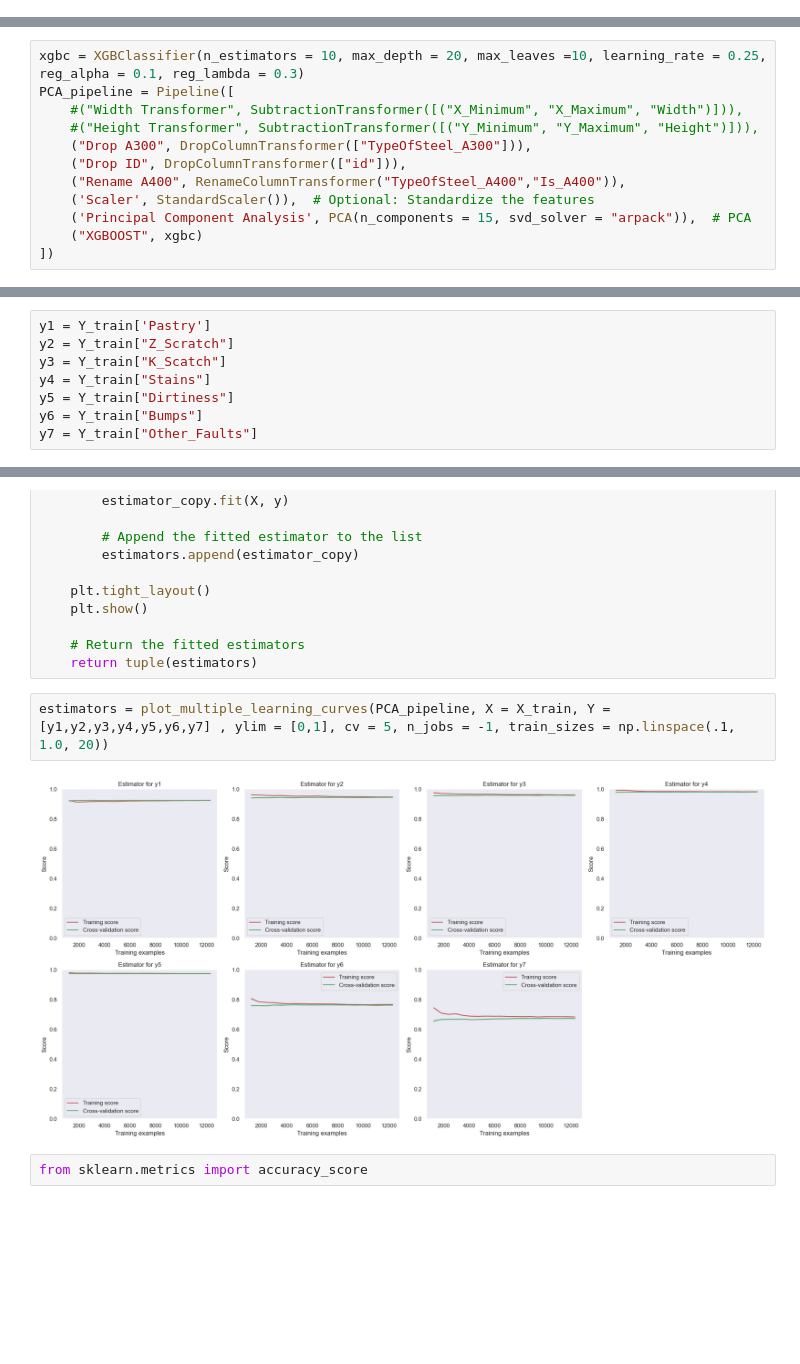
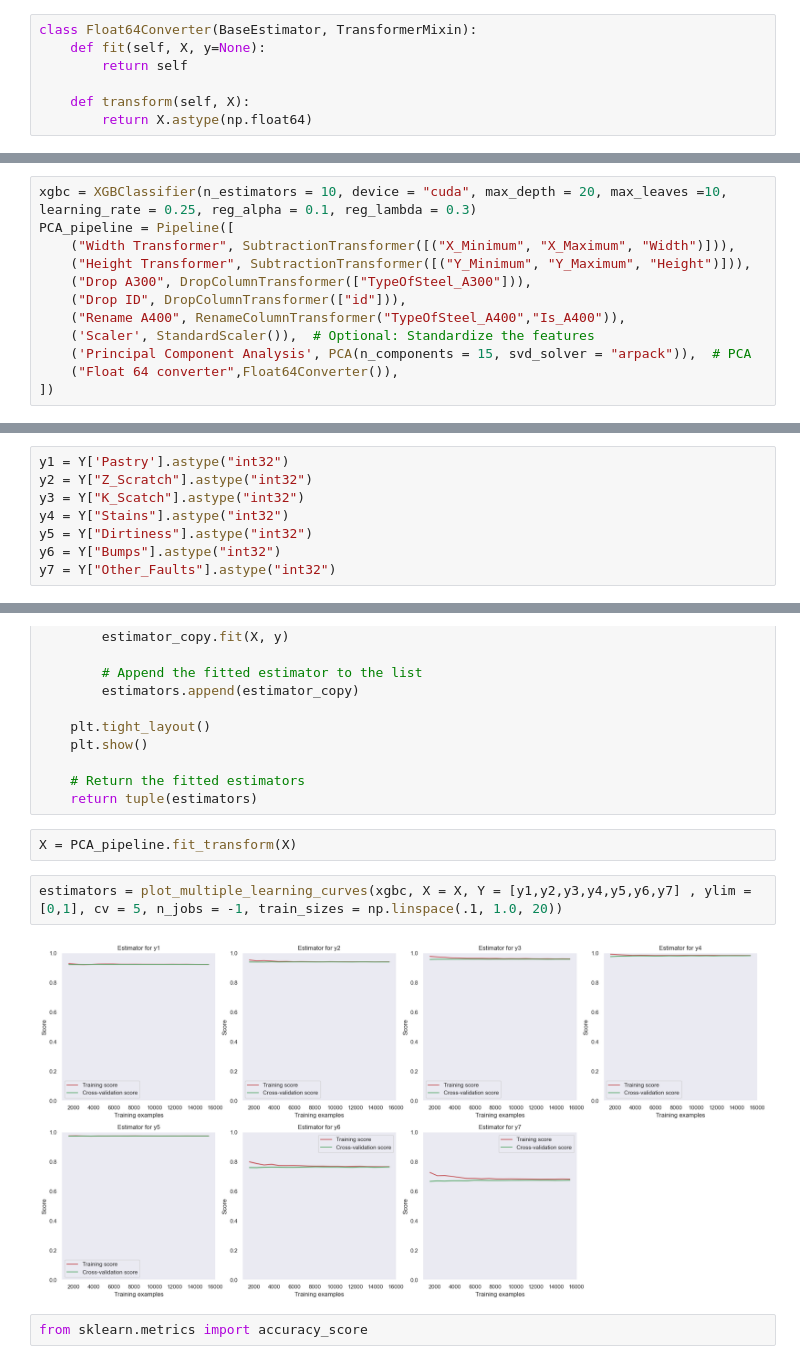
Before and after one commit to 1942Spectre/Kaggle_Steel_Plate_Defect_Prediction, a Jupyter notebook: Steel Plate Defect.ipynb, the cells around one changed output, grey strips where cells are left out. Drawn from its saved outputs; the diff is of its cells as text; blank space fills up the shorter version.

```diff
--- a/Steel Plate Defect.ipynb
+++ b/Steel Plate Defect.ipynb
@@ -323,3 +325,10 @@ plt.show()
+# %%
+class Float64Converter(BaseEstimator, TransformerMixin):
+    def fit(self, X, y=None):
+        return self
+
+    def transform(self, X):
+        return X.astype(np.float64)
 # %% [markdown]
 # Final Pipelines
 # %% [markdown]
@@ -363,16 +372,16 @@ def plot_learning_curve(estimator, title, X, y, ylim=None, cv=None, n_jobs=None,
     plt.show()
     return estimator
 # %%
-xgbc = XGBClassifier(n_estimators = 10, max_depth = 20, max_leaves =10, learning_rate = 0.25, reg_alpha = 0.1, reg_lambda = 0.3)
+xgbc = XGBClassifier(n_estimators = 10, device = "cuda", max_depth = 20, max_leaves =10, learning_rate = 0.25, reg_alpha = 0.1, reg_lambda = 0.3)
 PCA_pipeline = Pipeline([
-    #("Width Transformer", SubtractionTransformer([("X_Minimum", "X_Maximum", "Width")])),
-    #("Height Transformer", SubtractionTransformer([("Y_Minimum", "Y_Maximum", "Height")])),
+    ("Width Transformer", SubtractionTransformer([("X_Minimum", "X_Maximum", "Width")])),
+    ("Height Transformer", SubtractionTransformer([("Y_Minimum", "Y_Maximum", "Height")])),
     ("Drop A300", DropColumnTransformer(["TypeOfSteel_A300"])),
     ("Drop ID", DropColumnTransformer(["id"])),
     ("Rename A400", RenameColumnTransformer("TypeOfSteel_A400","Is_A400")),
     ('Scaler', StandardScaler()),  # Optional: Standardize the features
     ('Principal Component Analysis', PCA(n_components = 15, svd_solver = "arpack")),  # PCA
-    ("XGBOOST", xgbc)
+    ("Float 64 converter",Float64Converter()),
 ])
 # %%
 PCA_pipeline
@@ -438,8 +431,8 @@ Y_train
 # %%
-y1 = Y_train['Pastry']
-y2 = Y_train["Z_Scratch"]
-y3 = Y_train["K_Scatch"]
-y4 = Y_train["Stains"]
-y5 = Y_train["Dirtiness"]
-y6 = Y_train["Bumps"]
-y7 = Y_train["Other_Faults"]
+y1 = Y['Pastry'].astype("int32")
+y2 = Y["Z_Scratch"].astype("int32")
+y3 = Y["K_Scatch"].astype("int32")
+y4 = Y["Stains"].astype("int32")
+y5 = Y["Dirtiness"].astype("int32")
+y6 = Y["Bumps"].astype("int32")
+y7 = Y["Other_Faults"].astype("int32")
@@ -498,10 +483,12 @@ def plot_multiple_learning_curves(base_estimator_to_be_cloned, X, Y, ylim, cv, n
 
     # Return the fitted estimators
     return tuple(estimators)
+# %%
+X = PCA_pipeline.fit_transform(X)
 # %%
-estimators = plot_multiple_learning_curves(PCA_pipeline, X = X_train, Y = [y1,y2,y3,y4,y5,y6,y7] , ylim = [0,1], cv = 5, n_jobs = -1, train_sizes = np.linspace(.1, 1.0, 20))
+estimators = plot_multiple_learning_curves(xgbc, X = X, Y = [y1,y2,y3,y4,y5,y6,y7] , ylim = [0,1], cv = 5, n_jobs = -1, train_sizes = np.linspace(.1, 1.0, 20))
 # %% [output]
-[figure, old version]
+[figure, new version]
 # %%
 from sklearn.metrics import accuracy_score
 # %%
```
Also changed, not shown: parts of 89 cells of this notebook.
